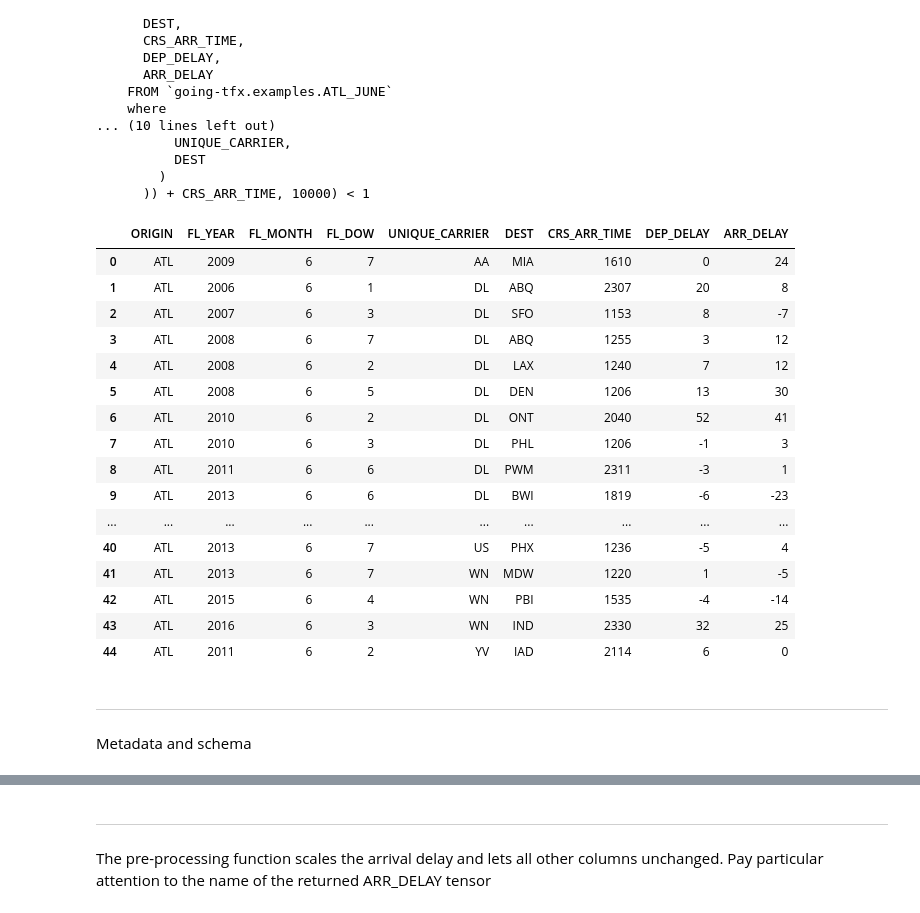
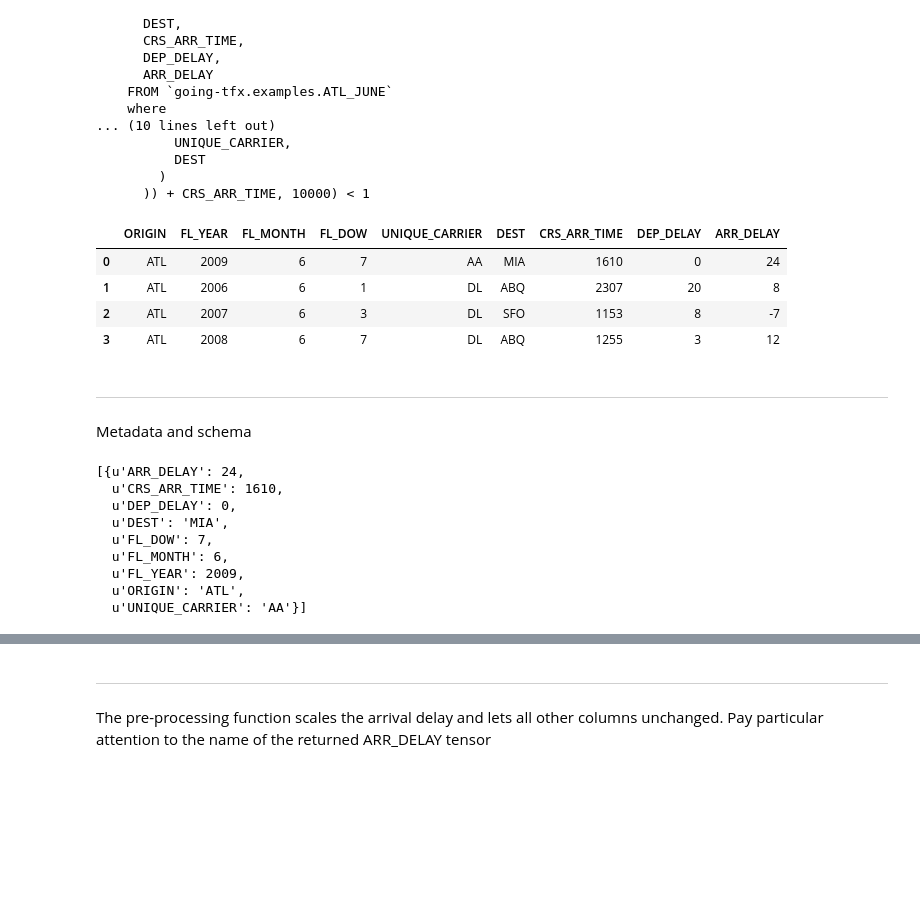
Before and after one commit to Project-Ellie/tutorials, a Jupyter notebook: kovalevskyi/Transform_tutorial.ipynb, the cells around one changed output, grey strips where cells are left out. Cells and saved outputs as stored; diff of their text form; code cells hidden in the pictures; blank space fills up the shorter version.

```diff
--- a/kovalevskyi/Transform_tutorial.ipynb
+++ b/kovalevskyi/Transform_tutorial.ipynb
@@ -98,26 +81,28 @@ SELECT
 # An alternative way of getting some data
 # sample = pd.read_csv(os.path.join(DATA_DIR, "atl_june_46.csv"));
 # %%
+import google.datalab.bigquery as bq
 sample = bq.Query(query_0001).execute().result().to_dataframe()
-sample
+sample[:4]
 # %% [output]
 |  | ORIGIN | FL_YEAR | FL_MONTH | FL_DOW | UNIQUE_CARRIER | DEST | CRS_ARR_TIME | DEP_DELAY | ARR_DELAY |
 | 0 | ATL | 2009 | 6 | 7 | AA | MIA | 1610 | 0 | 24 |
 | 1 | ATL | 2006 | 6 | 1 | DL | ABQ | 2307 | 20 | 8 |
 | 2 | ATL | 2007 | 6 | 3 | DL | SFO | 1153 | 8 | -7 |
 | 3 | ATL | 2008 | 6 | 7 | DL | ABQ | 1255 | 3 | 12 |
-| 4 | ATL | 2008 | 6 | 2 | DL | LAX | 1240 | 7 | 12 |
-| 5 | ATL | 2008 | 6 | 5 | DL | DEN | 1206 | 13 | 30 |
-| 6 | ATL | 2010 | 6 | 2 | DL | ONT | 2040 | 52 | 41 |
-| 7 | ATL | 2010 | 6 | 3 | DL | PHL | 1206 | -1 | 3 |
-| 8 | ATL | 2011 | 6 | 6 | DL | PWM | 2311 | -3 | 1 |
-| 9 | ATL | 2013 | 6 | 6 | DL | BWI | 1819 | -6 | -23 |
-| ... | ... | ... | ... | ... | ... | ... | ... | ... | ... |
-| 40 | ATL | 2013 | 6 | 7 | US | PHX | 1236 | -5 | 4 |
-| 41 | ATL | 2013 | 6 | 7 | WN | MDW | 1220 | 1 | -5 |
-| 42 | ATL | 2015 | 6 | 4 | WN | PBI | 1535 | -4 | -14 |
-| 43 | ATL | 2016 | 6 | 3 | WN | IND | 2330 | 32 | 25 |
-| 44 | ATL | 2011 | 6 | 2 | YV | IAD | 2114 | 6 | 0 |
 # %% [markdown]
 ---
 Metadata and schema
+# %%
+records = sample.to_dict(orient='records')
+records[:1]
+# %% [output]
+[{u'ARR_DELAY': 24,
+  u'CRS_ARR_TIME': 1610,
+  u'DEP_DELAY': 0,
+  u'DEST': 'MIA',
+  u'FL_DOW': 7,
+  u'FL_MONTH': 6,
+  u'FL_YEAR': 2009,
+  u'ORIGIN': 'ATL',
+  u'UNIQUE_CARRIER': 'AA'}]
```
Also changed, not shown: parts of 20 cells of this notebook, 13 other files.
